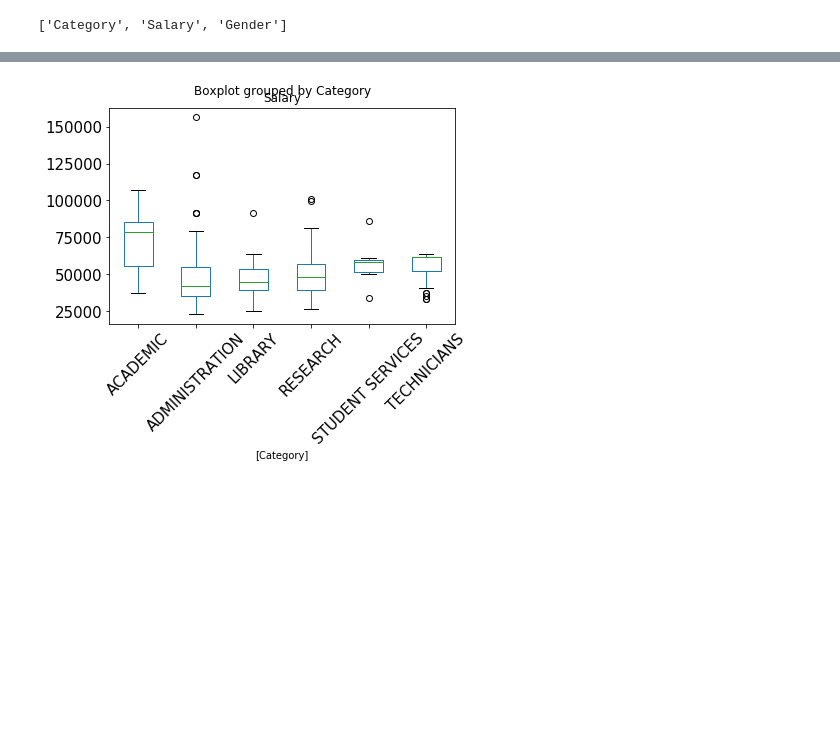
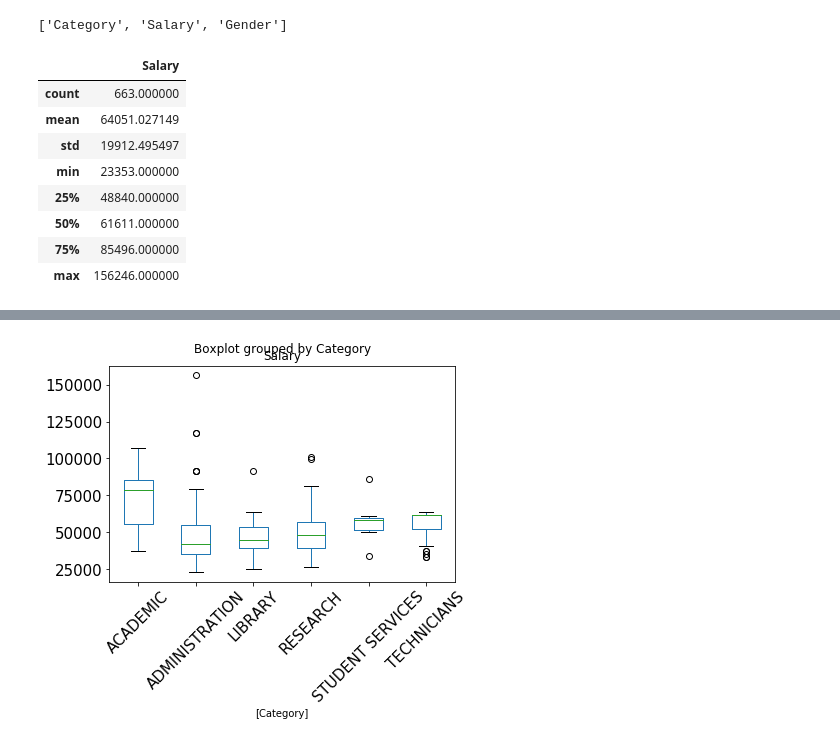
Before and after one commit to paulacduffy/boxplotsproject, a Jupyter notebook: Box Plots & their uses.ipynb, the cells around one changed output, grey strips where cells are left out. Saved outputs shown, nothing was run; the diff lists cells and outputs as text; code cells hidden in the pictures; blank space fills up the shorter version.

```diff
--- a/Box Plots & their uses.ipynb
+++ b/Box Plots & their uses.ipynb
@@ -68,3 +70,16 @@ ndf.head(n=20)
 ndf.columns.tolist()
 # %% [output]
 ['Category', 'Salary', 'Gender']
+# %%
+#Show descriptive statistics of the dataframe
+ndf.describe()
+# %% [output]
+|  | Salary |
+| count | 663.000000 |
+| mean | 64051.027149 |
+| std | 19912.495497 |
+| min | 23353.000000 |
+| 25% | 48840.000000 |
+| 50% | 61611.000000 |
+| 75% | 85496.000000 |
+| max | 156246.000000 |
```
Also changed, not shown: parts of 13 cells of this notebook.
